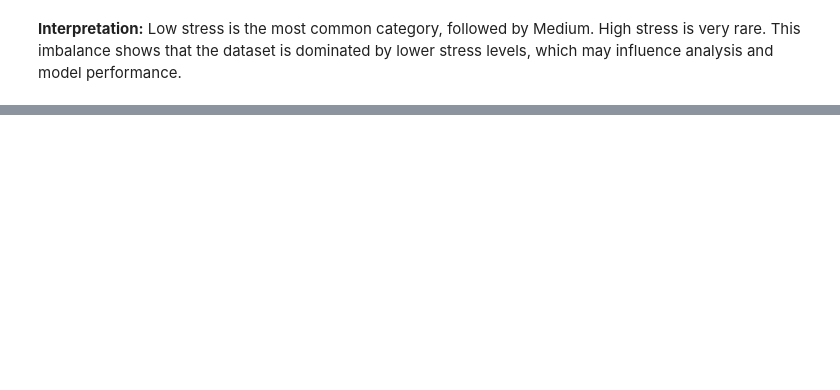
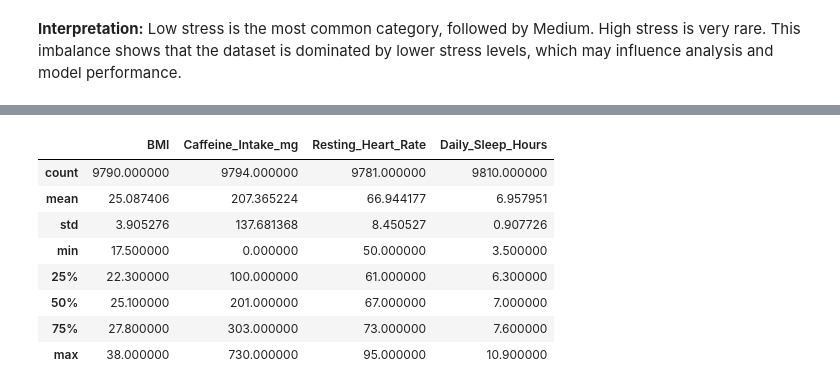
Before and after one commit to hend-22/-IT326-Project, a Jupyter notebook: Reports/Phase2.ipynb, the cells around one changed output, grey strips where cells are left out. Saved outputs shown, nothing was run; the diff lists cells and outputs as text; code cells hidden in the pictures; blank space fills up the shorter version.

```diff
--- a/Reports/Phase2.ipynb
+++ b/Reports/Phase2.ipynb
@@ -236,0 +257,15 @@ dtype: int64
+# %%
+# Examine columns with missing values
+missing_columns = df.columns[df.isnull().any()]
+
+df[missing_columns].describe()
+# %% [output]
+|  | BMI | Caffeine_Intake_mg | Resting_Heart_Rate | Daily_Sleep_Hours |
+| count | 9790.000000 | 9794.000000 | 9781.000000 | 9810.000000 |
+| mean | 25.087406 | 207.365224 | 66.944177 | 6.957951 |
+| std | 3.905276 | 137.681368 | 8.450527 | 0.907726 |
+| min | 17.500000 | 0.000000 | 50.000000 | 3.500000 |
+| 25% | 22.300000 | 100.000000 | 61.000000 | 6.300000 |
+| 50% | 25.100000 | 201.000000 | 67.000000 | 7.000000 |
+| 75% | 27.800000 | 303.000000 | 73.000000 | 7.600000 |
+| max | 38.000000 | 730.000000 | 95.000000 | 10.900000 |
```
Also changed, not shown: parts of 28 cells of this notebook.
